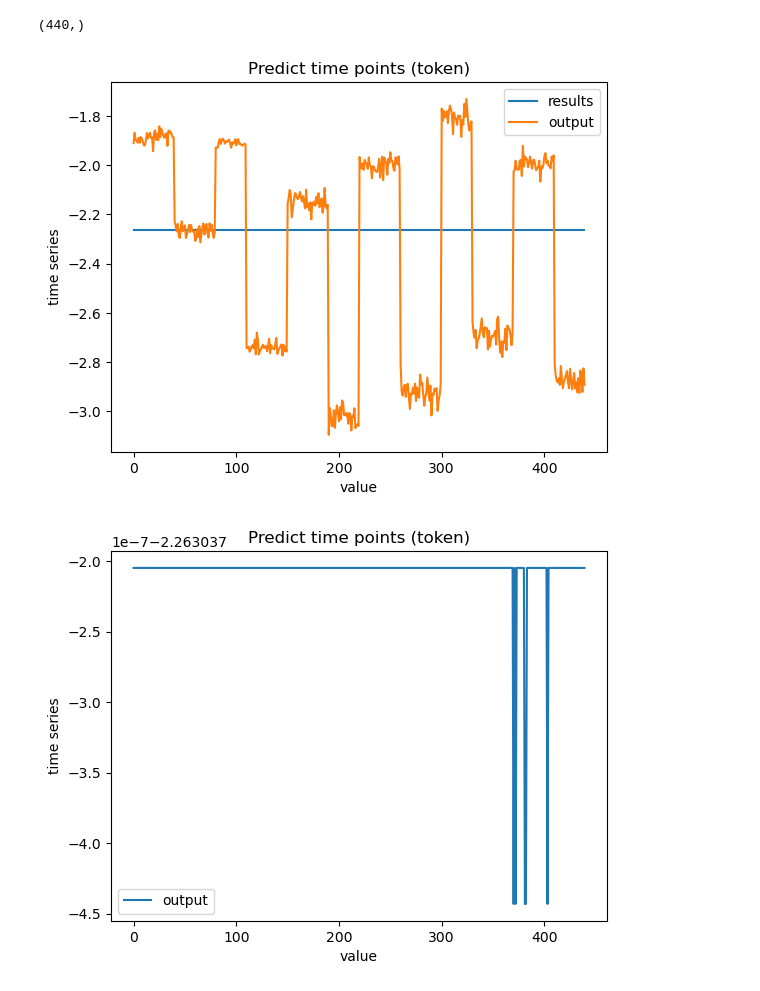
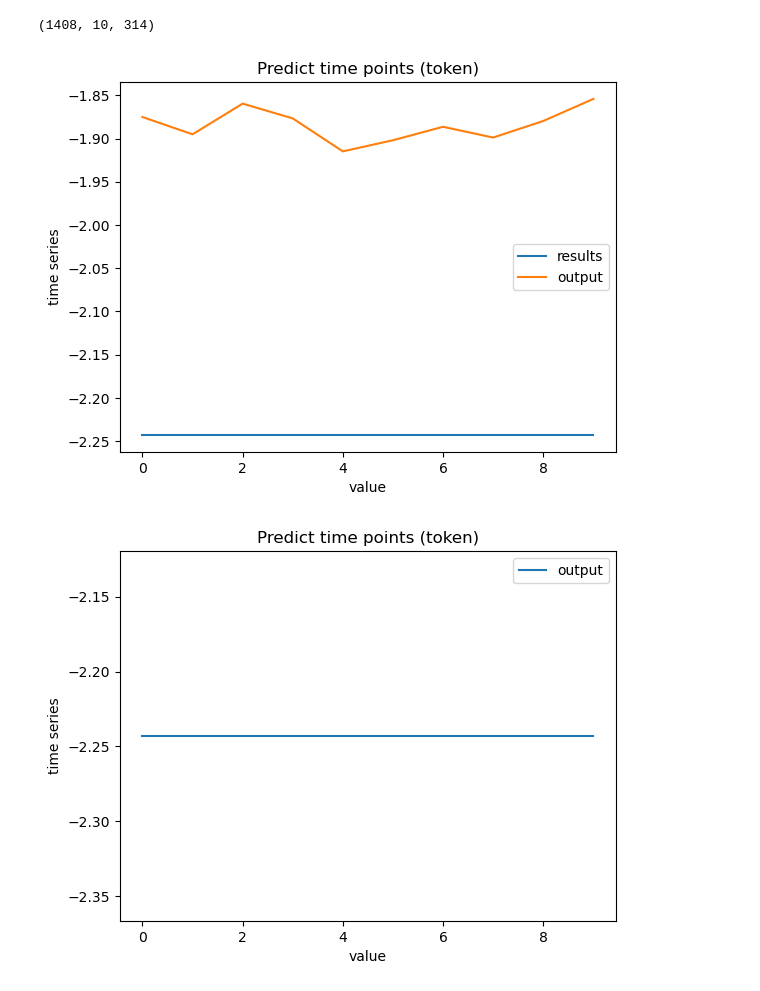
Before and after one commit to JangYurim90/brain_dynamic_transformer, a Jupyter notebook: result_plot.ipynb, the cells around one changed output. Drawn from its saved outputs; the diff is of its cells as text; code cells hidden in the pictures.

```diff
--- a/result_plot.ipynb
+++ b/result_plot.ipynb
@@ -51,5 +51,8 @@ plt.show()
 # %%
-test_plot = np.load('train_result/300_100_10_100/plot_2024-09-09_18-26-04.npy',allow_pickle=True)
+test_plot = np.load('train_result/A300_i100_o10_lr0.02_sub100/plot_2024-09-10_15-55-16.npy',allow_pickle=True)
 # %%
 test_plot_results = test_plot.item()['result']
 test_plot_output = test_plot.item()['output']
+# %%
+test_plot_results = np.array(test_plot_results)
+test_plot_results.shape
@@ -82,23 +71,23 @@ array([[[0.6491523 , 1.1487131 , 0.84564036, ..., 0.45381892,
 # %%
-test_plot_output[:,0,0].shape
+test_plot_output.shape
 # %% [output]
-(440,)
+(1408, 10, 314)
 # %%
-plt.plot(test_plot_results[:,0,100],label='results')
-plt.plot(test_plot_output[:,0,100],label='output')
+plt.plot(test_plot_results[2,:,100],label='results')
+plt.plot(test_plot_output[2,:,100],label='output')
 plt.legend()
 plt.title('Predict time points (token)')
 plt.ylabel('time series')
 plt.xlabel('value')
 plt.show()
 # %% [output]
-[figure, old version]
+[figure, new version]
 # %%
-plt.plot(test_plot_results[:,0,100],label='output')
+plt.plot(test_plot_results[2,:,100],label='output')
 plt.legend()
 plt.title('Predict time points (token)')
 plt.ylabel('time series')
 plt.xlabel('value')
 plt.show()
 # %% [output]
-[figure, old version]
+[figure, new version]
```
Also changed, not shown: parts of 5 cells of this notebook, 38 other files.
